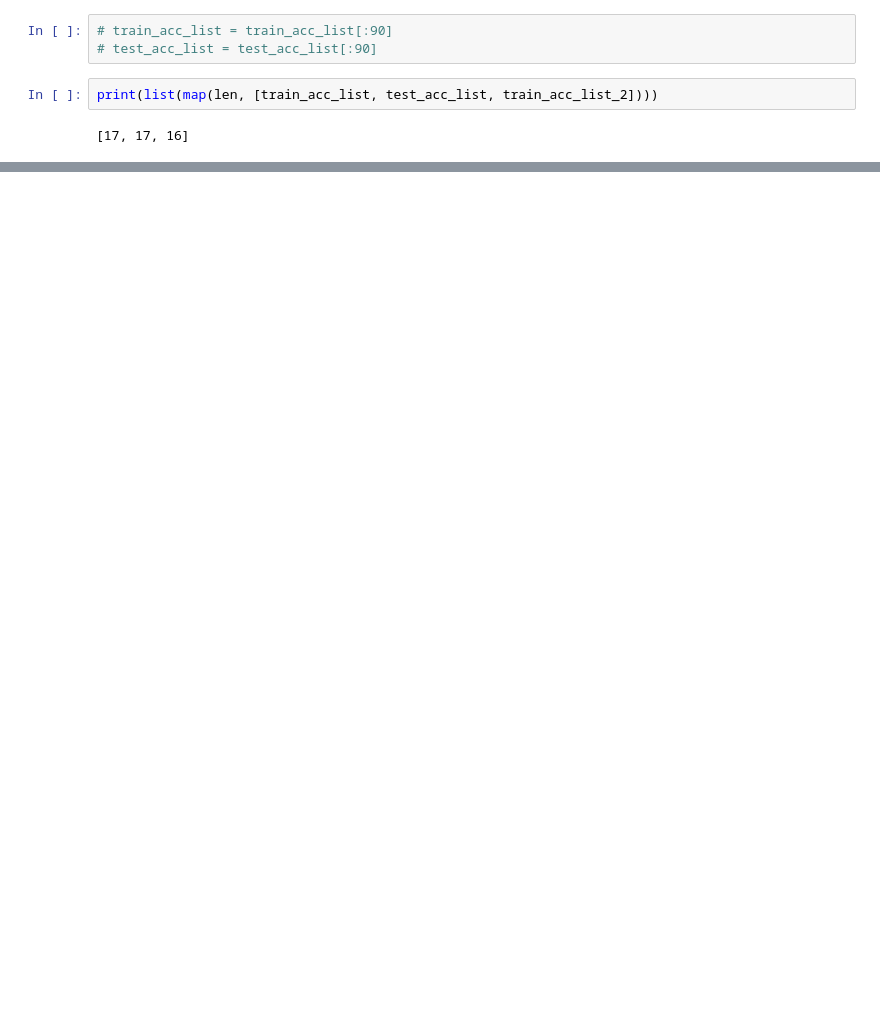
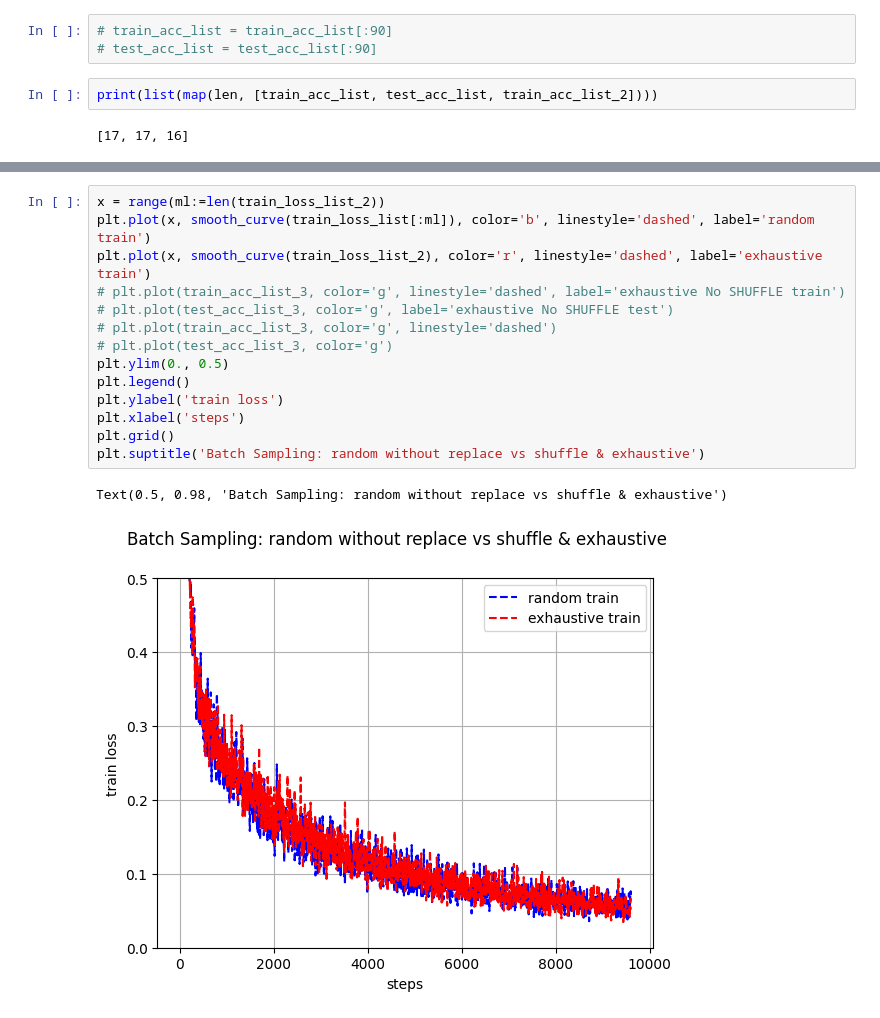
Before and after one commit to Jongbin-kr/DL_from_scratch, a Jupyter notebook: ch5_exhausitive_training.ipynb, the cells around one changed output, grey strips where cells are left out. Saved outputs shown, nothing was run; the diff lists cells and outputs as text; blank space fills up the shorter version.

```diff
--- a/ch5_exhausitive_training.ipynb
+++ b/ch5_exhausitive_training.ipynb
@@ -347,0 +354,17 @@ Text(0.5, 0.98, 'Batch Sampling: random without replace vs shuffle & exhaustive'
+# %%
+x = range(ml:=len(train_loss_list_2))
+plt.plot(x, smooth_curve(train_loss_list[:ml]), color='b', linestyle='dashed', label='random train')
+plt.plot(x, smooth_curve(train_loss_list_2), color='r', linestyle='dashed', label='exhaustive train')
+# plt.plot(train_acc_list_3, color='g', linestyle='dashed', label='exhaustive No SHUFFLE train')
+# plt.plot(test_acc_list_3, color='g', label='exhaustive No SHUFFLE test')
+# plt.plot(train_acc_list_3, color='g', linestyle='dashed')
+# plt.plot(test_acc_list_3, color='g')
+plt.ylim(0., 0.5)
+plt.legend()
+plt.ylabel('train loss')
+plt.xlabel('steps')
+plt.grid()
+plt.suptitle('Batch Sampling: random without replace vs shuffle & exhaustive')
+# %% [output]
+Text(0.5, 0.98, 'Batch Sampling: random without replace vs shuffle & exhaustive')
+[figure, added]
```
Also changed, not shown: parts of 5 cells of this notebook, 37 other files.
